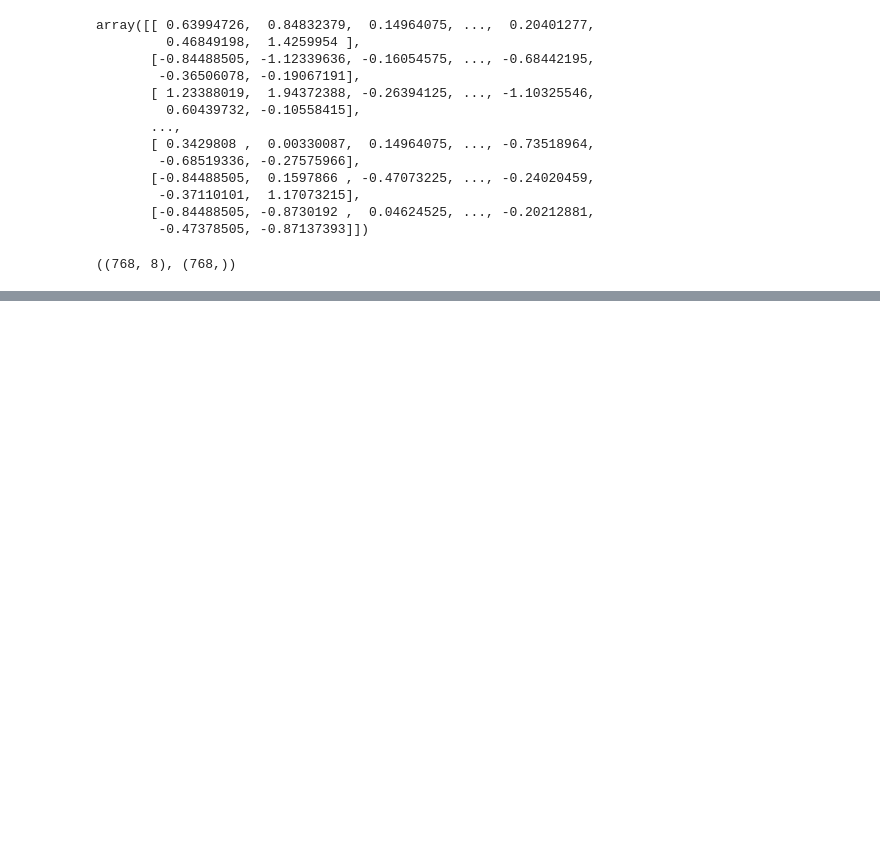
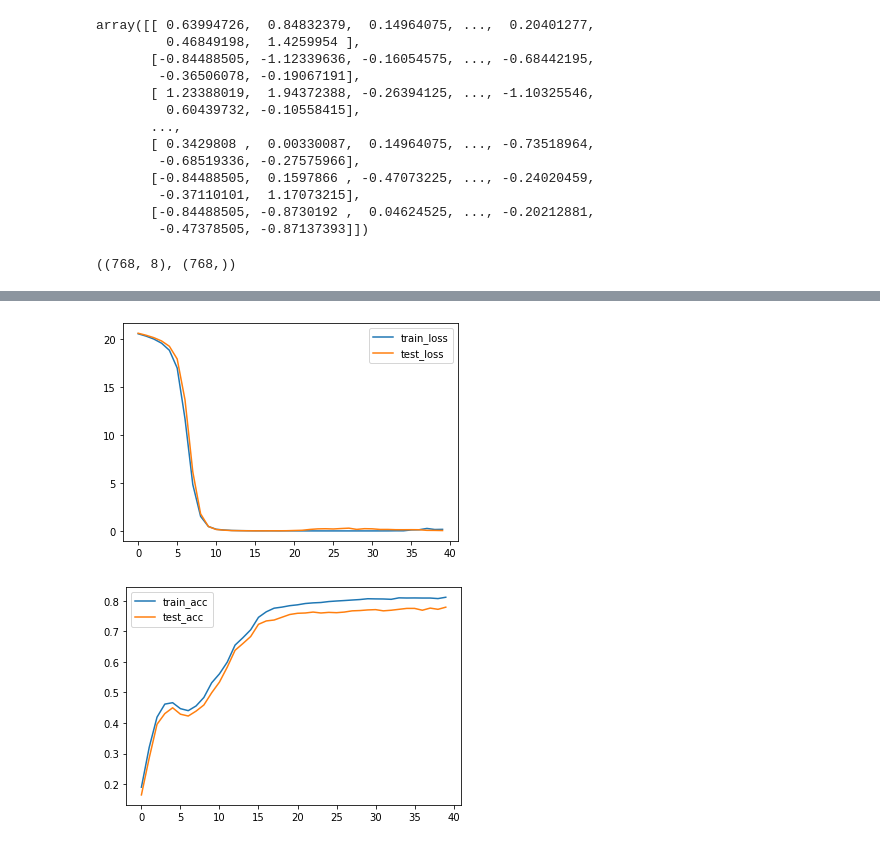
Before and after one commit to gasbugs/ML20221011, a Jupyter notebook: 04_딥러닝 개요와 기반 지식 이해/25일차 - 당뇨병 예측.ipynb, the cells around one changed output, grey strips where cells are left out. Cells and saved outputs as stored; diff of their text form; code cells hidden in the pictures; blank space fills up the shorter version.

```diff
--- a/04_딥러닝 개요와 기반 지식 이해/25일차 - 당뇨병 예측.ipynb
+++ b/04_딥러닝 개요와 기반 지식 이해/25일차 - 당뇨병 예측.ipynb
@@ -221,0 +363,15 @@ array([-58301.42194996,  20150.72168485, 138197.56431453,  34957.20337142,
+# %%
+import pandas as pd
+
+loss_history = pd.DataFrame([store_training_loss, store_test_loss],
+                            index = ['train_loss', 'test_loss'])
+acc_history = pd.DataFrame([store_training_accurate_pred, store_test_accurate_pred],
+                            index = ['train_acc', 'test_acc'])
+
+loss_history.T.plot()
+plt.show()
+acc_history.T.plot()
+plt.show()
+# %% [output]
+[figure, added]
+[figure, added]
```
Also changed, not shown: parts of 10 cells of this notebook.
